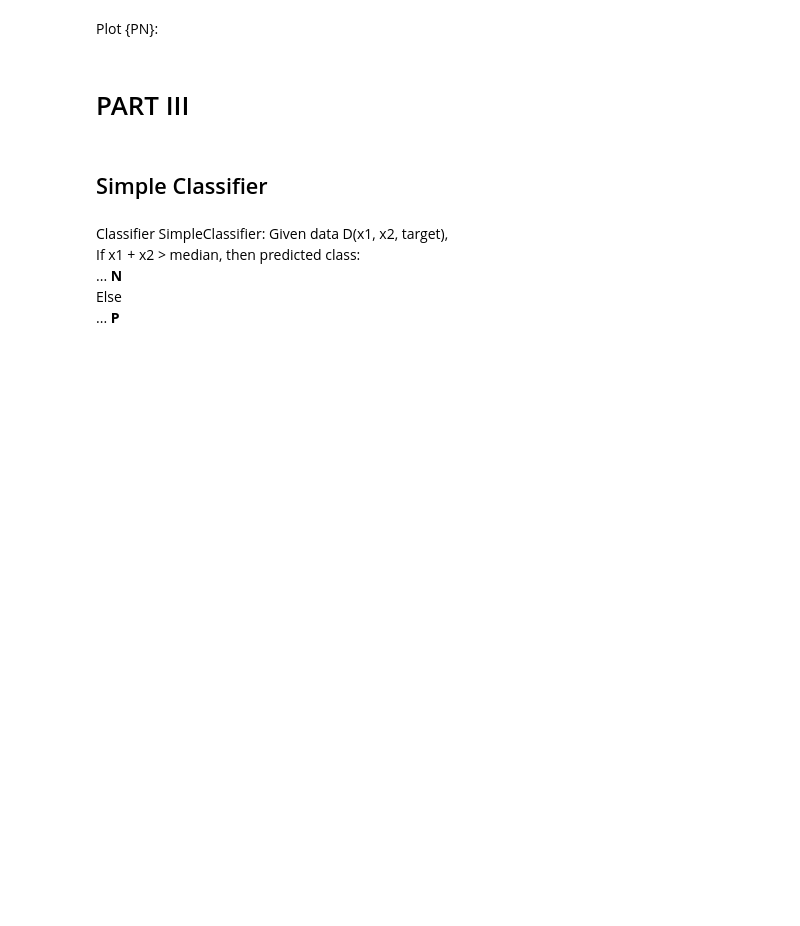
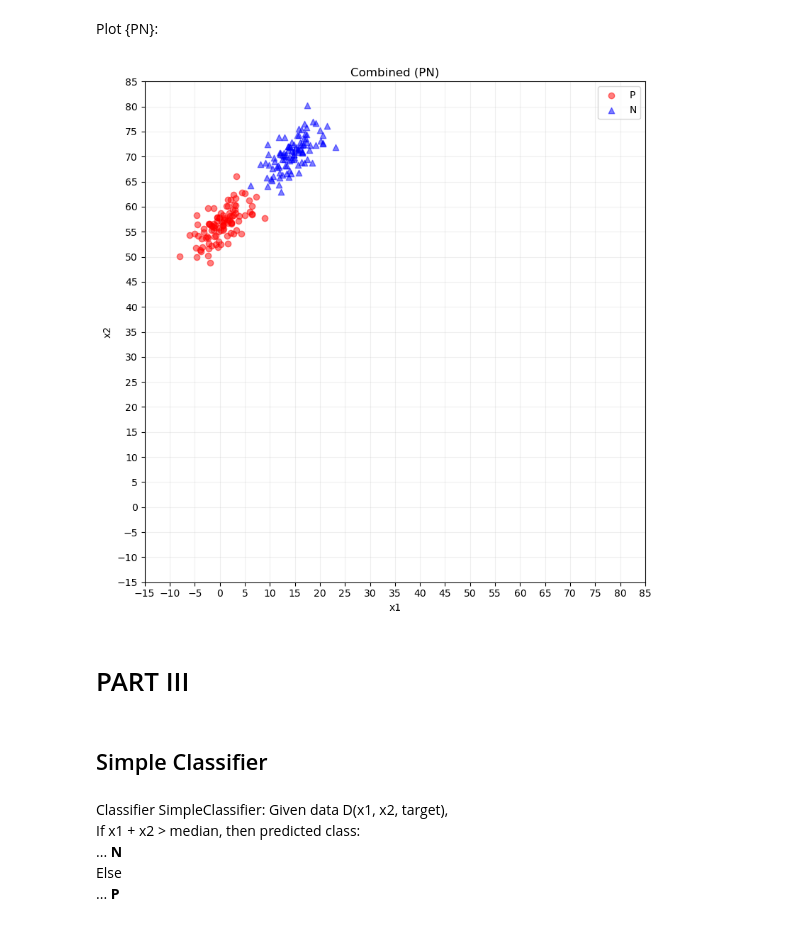
Before and after one commit to adamrodi/CMPS4700, a Jupyter notebook: Notebooks/adam.ipynb, the cells around one changed output. Cells and saved outputs as stored; diff of their text form; code cells hidden in the pictures; blank space fills up the shorter version.

```diff
--- a/Notebooks/adam.ipynb
+++ b/Notebooks/adam.ipynb
@@ -143,5 +189,25 @@ Plot Nr and N in the same figure on a separate sub-plots of 1 by 2:
 # %% [markdown]
 Plot {PN}:
+# %%
+fig, ax = plt.subplots(figsize=(8, 8))
+ax.scatter(PN[PN['target'] == "P"]['x1'], PN[PN['target'] == "P"]['x2'], c='red', marker='o', label='P', alpha=0.5)
+ax.scatter(PN[PN['target'] == "N"]['x1'], PN[PN['target'] == "N"]['x2'], c='blue', marker='^', label='N', alpha=0.5)
+
+ax.set_xlabel('x1')
+ax.set_ylabel('x2')
+ax.xaxis.set_major_locator(MultipleLocator(5))
+ax.yaxis.set_major_locator(MultipleLocator(5))
+ax.set_xlim(-15, 85)
+ax.set_ylim(-15, 85)
+ax.set_aspect('equal', adjustable='box')
+ax.grid(alpha=0.2)
+ax.set_title('Combined (PN)')
+ax.legend()
+
+plt.tight_layout()
+plt.show()
+# %% [output]
+[figure, added]
 # %% [markdown]
 # PART III
 # %% [markdown]
```
Also changed, not shown: parts of 10 cells of this notebook.
